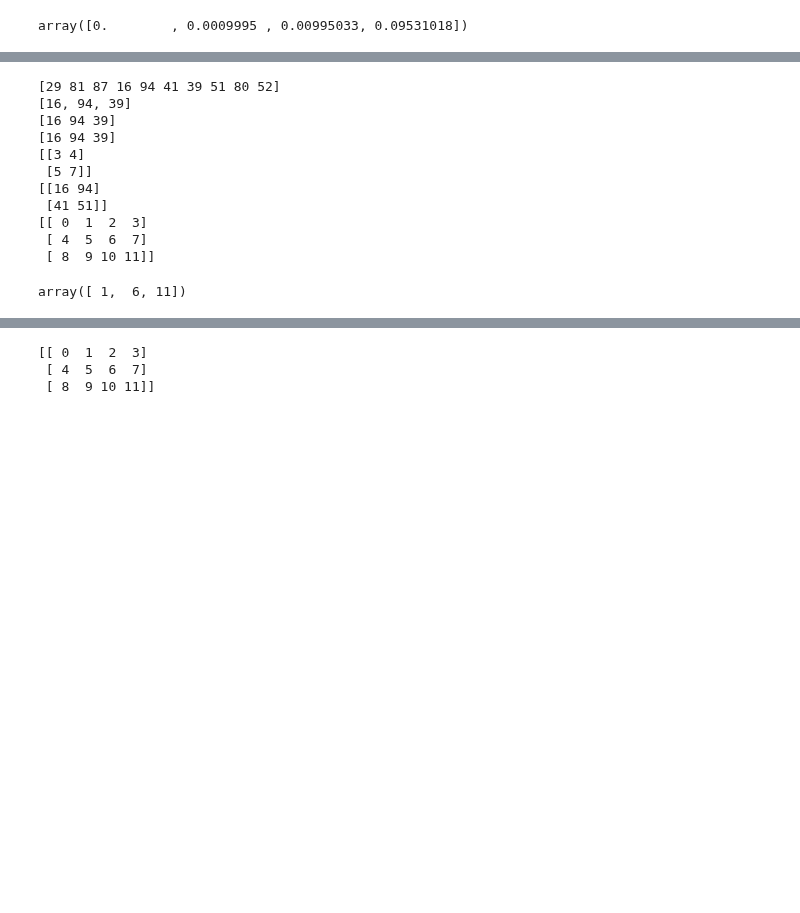
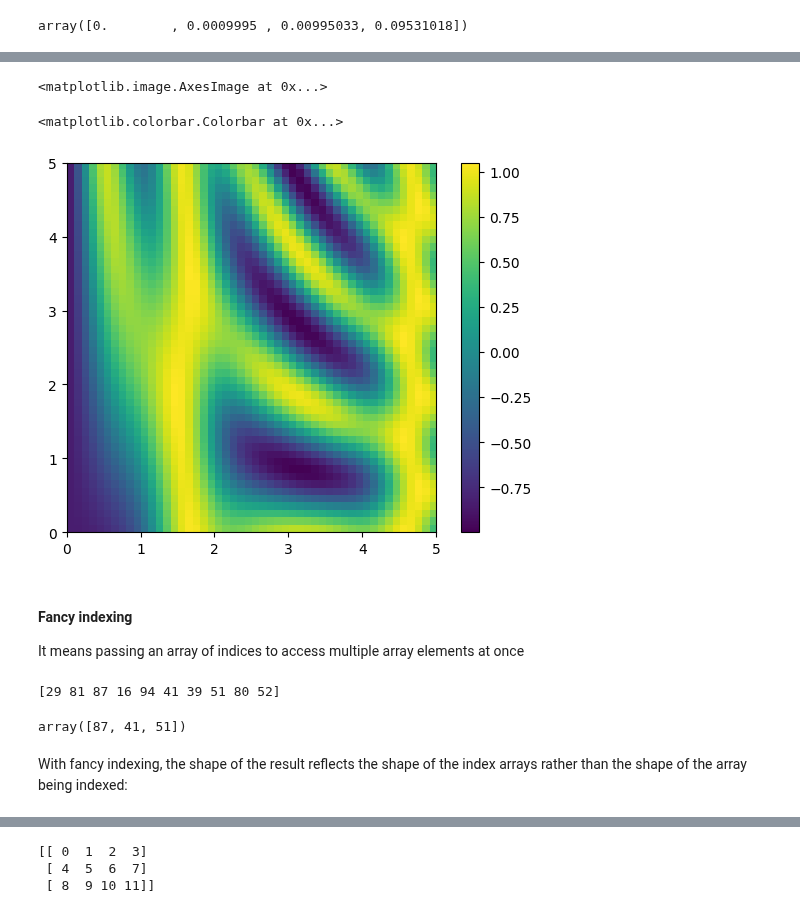
Before and after one commit to YuxiaoLuo/Analytics_Python, a Jupyter notebook: Data_Wrangling/Numpy.ipynb, the cells around one changed output, grey strips where cells are left out. Cells and saved outputs as stored; diff of their text form; code cells hidden in the pictures; blank space fills up the shorter version.

```diff
--- a/Data_Wrangling/Numpy.ipynb
+++ b/Data_Wrangling/Numpy.ipynb
@@ -1371,0 +1463,8 @@ pass an array of indices to access multiple array elements at once
+# %%
+# create evenly spaced vector in an interval
+x = np.linspace(0, 5, 50)
+y = np.linspace(0, 5, 50)[:, np.newaxis]
+# %%
+# do some transformation of the arrays
+z = np.power(np.sin(x), 10) + np.cos(10+y*x)*np.cos(x)
+z.shape
@@ -1372,45 +1480,32 @@ pass an array of indices to access multiple array elements at once
+# %%
+%matplotlib inline
+import matplotlib.pyplot as plt
+plt.imshow(z, origin = 'lower', extent = [0,5,0,5], cmap = 'viridis')
+plt.colorbar()
+# %% [output]
+<matplotlib.image.AxesImage at 0x...>
+<matplotlib.colorbar.Colorbar at 0x...>
+[figure, added]
+# %% [markdown]
+#### Fancy indexing
+It means passing an array of indices to access multiple array elements at once
 # %%
-rand = np.random.RandomState([42]) # same as seed()
-
-x = rand.randint(100, size=10)
-
-#x =np.random.randint(100, size = 10)
+# set seed
+rand = np.random.RandomState([42]) # same as --> np.random.seed(42)
+# generate 10 integers within 100
+x = rand.randint(100, size=10) # same as x =np.random.randint(100, size = 10)
 
 print(x)
-#access three different elements
-print([x[3],x[4],x[6]])
-
-#pass the indice to x
-ind = [3,4,6]
-print(x[ind])
-print(x[[3,4,6]])
-
-#pass a two-dimension array of indices
-# numpy.reshape(array, shape, order = 'C')
-# shape is int or tuple or ints
-ind1 = np.array([3,4,5,7]).reshape((2,2))
-print(ind1)
-
-print(x[ind1])
-
-#in a multi-dimension array
-y = np.arange(12).reshape((3, 4))
-row = np.array([0, 1, 2])
-col = np.array([1, 2, 3])
-print(y)
-
-# retrieve cell from matrix
-y[row, col]
 # %% [output]
 [29 81 87 16 94 41 39 51 80 52]
-[16, 94, 39]
-[16 94 39]
-[16 94 39]
-[[3 4]
- [5 7]]
-[[16 94]
- [41 51]]
-[[ 0  1  2  3]
- [ 4  5  6  7]
- [ 8  9 10 11]]
-array([ 1,  6, 11])
+# %%
+#access three different elements
+print([x[3],x[4],x[6]])
+
+# or you can include all the indexes in a list
+x[[2,5,7]]
+# %% [output]
+array([87, 41, 51])
+# %% [markdown]
+With fancy indexing, the shape of the result reflects the shape of the index arrays
+rather than the shape of the array being indexed:
```
Also changed, not shown: parts of 185 cells of this notebook, 4 other files.
